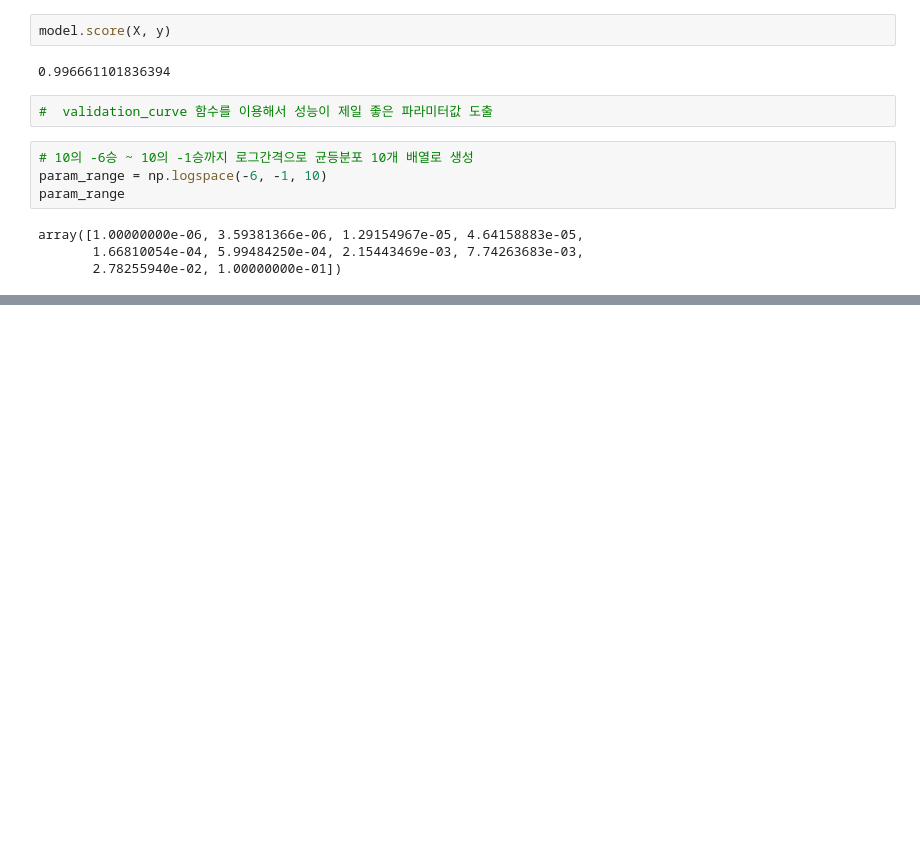
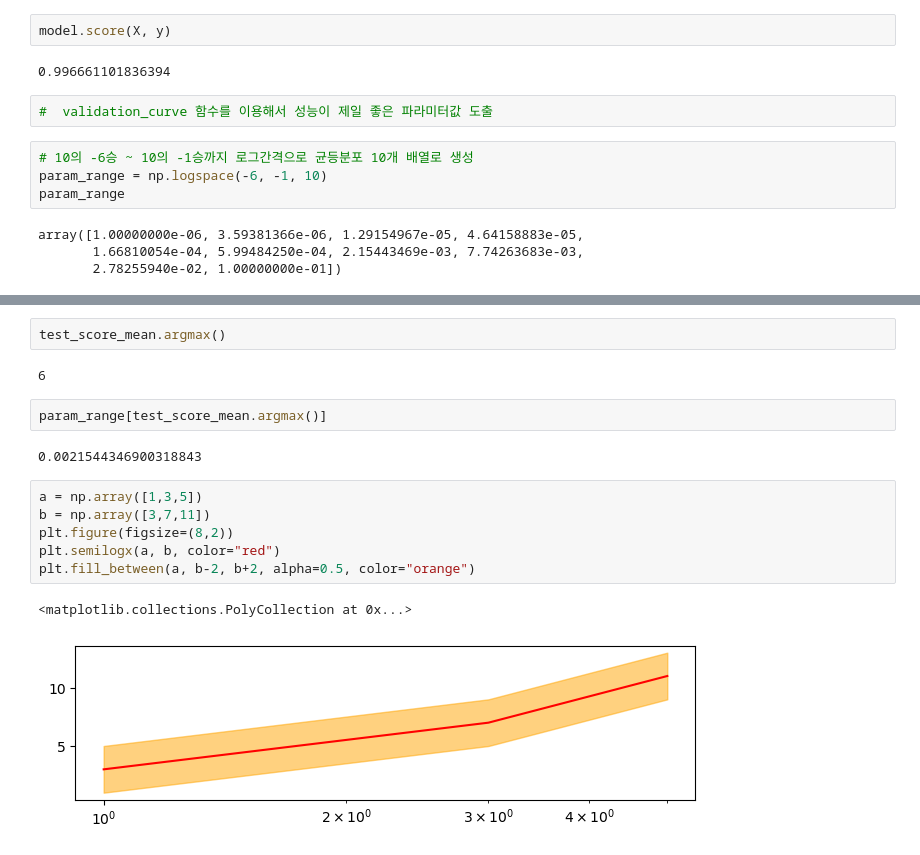
Before and after one commit to yisy0703/ai, a Jupyter notebook: source/13_MachineLearning/4장_머신러닝_모형최적화.ipynb, the cells around one changed output, grey strips where cells are left out. Saved outputs shown, nothing was run; the diff lists cells and outputs as text; blank space fills up the shorter version.

```diff
--- a/source/13_MachineLearning/4장_머신러닝_모형최적화.ipynb
+++ b/source/13_MachineLearning/4장_머신러닝_모형최적화.ipynb
@@ -336,0 +364,17 @@ from sklearn.model_selection import validation_curve
+# %%
+test_score_mean.argmax()
+# %% [output]
+6
+# %%
+param_range[test_score_mean.argmax()]
+# %% [output]
+0.0021544346900318843
+# %%
+a = np.array([1,3,5])
+b = np.array([3,7,11])
+plt.figure(figsize=(8,2))
+plt.semilogx(a, b, color="red")
+plt.fill_between(a, b-2, b+2, alpha=0.5, color="orange")
+# %% [output]
+<matplotlib.collections.PolyCollection at 0x...>
+[figure, added]
```
Also changed, not shown: parts of 8 cells of this notebook.
